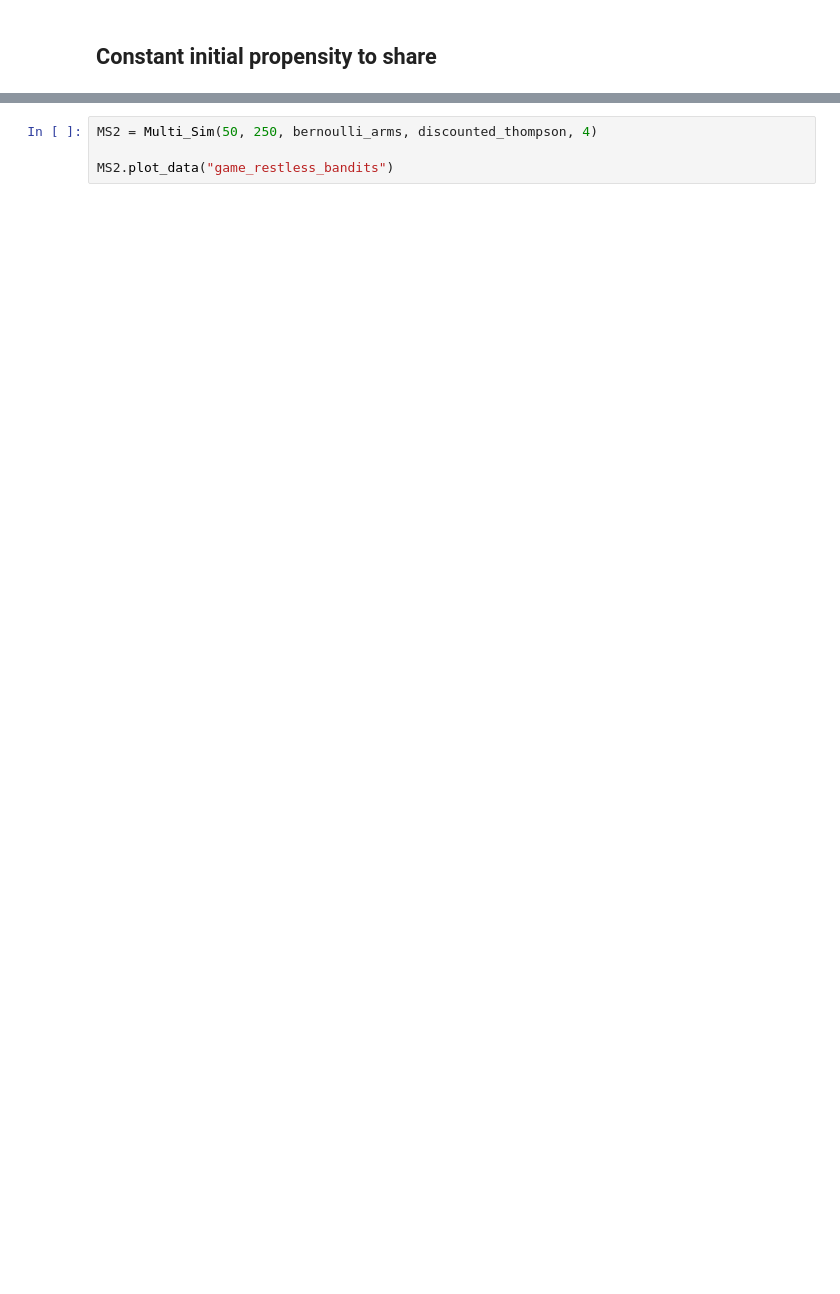
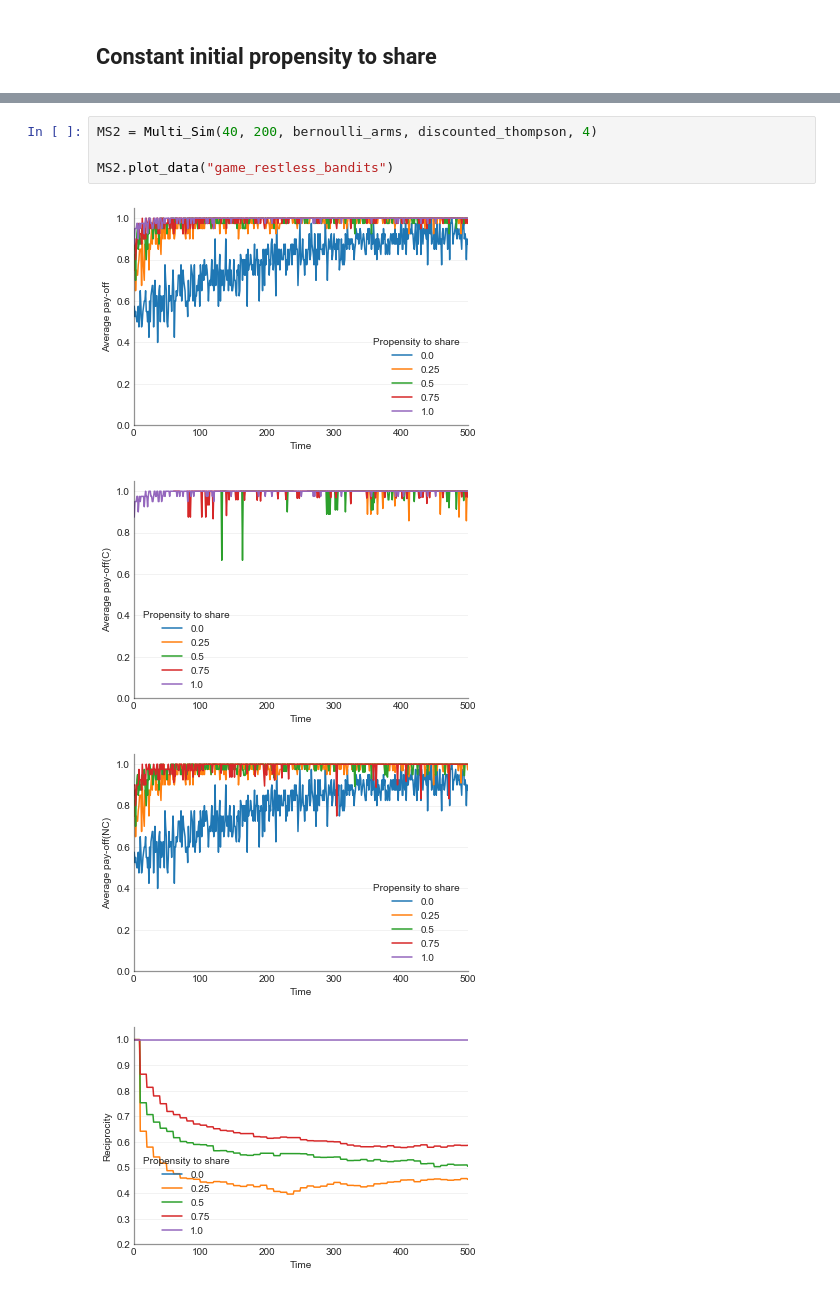
Before and after one commit to marekbojko/Summer-Project, a Jupyter notebook: Thompson/results.ipynb, the cells around one changed output, grey strips where cells are left out. Cells and saved outputs as stored; diff of their text form; blank space fills up the shorter version.

```diff
--- a/Thompson/results.ipynb
+++ b/Thompson/results.ipynb
@@ -61,6 +77,11 @@ $$\epsilon \sim \mathcal{N}(0,0.05)$$
 
 to their expected pay-off. Agents anticipate this and discount their priors by multiplying the information they posses about every arm by a constant discount factor  $γ=0.9$ . The environment keeps changing every 10 time steps throughout the simulation.
 # %%
-MS2 = Multi_Sim(50, 250, bernoulli_arms, discounted_thompson, 4)
+MS2 = Multi_Sim(40, 200, bernoulli_arms, discounted_thompson, 4)
 
 MS2.plot_data("game_restless_bandits")
+# %% [output]
+[figure, added]
+[figure, added]
+[figure, added]
+[figure, added]
```
Also changed, not shown: parts of 6 cells of this notebook.
